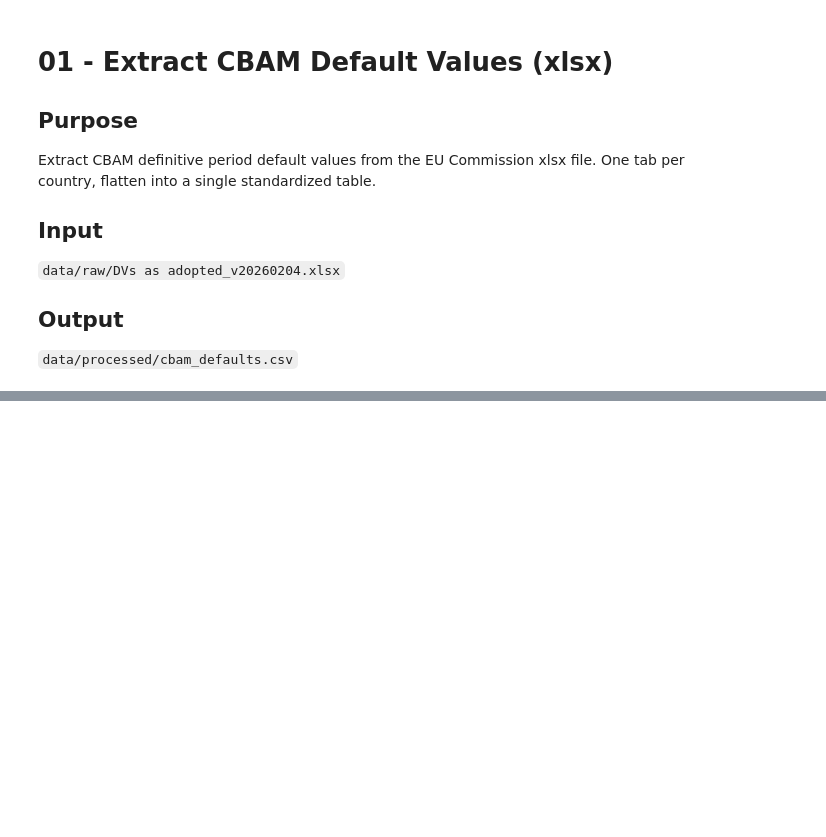
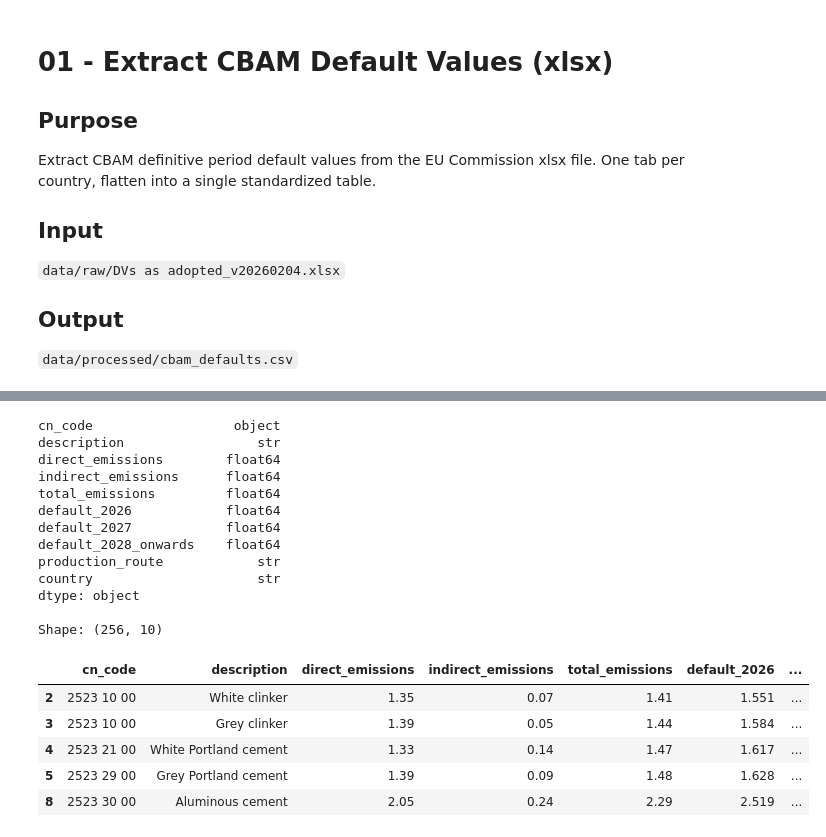
Before and after one commit to M1ck3yJ0/cbam-analysis, a Jupyter notebook: notebooks/01_extract_xlsx.ipynb, the cells around one changed output, grey strips where cells are left out. Saved outputs shown, nothing was run; the diff lists cells and outputs as text; code cells hidden in the pictures; blank space fills up the shorter version.

```diff
--- a/notebooks/01_extract_xlsx.ipynb
+++ b/notebooks/01_extract_xlsx.ipynb
@@ -35,0 +151,49 @@ FileNotFoundError: [Errno 2] No such file or directory: '/Users/milcahmaryjoseph
+# %%
+# Rename columns to clean snake_case names
+column_mapping = {
+    "Product CN Code": "cn_code",
+    "Description": "description",
+    "Default Value\n(direct emissions)": "direct_emissions",
+    "Default Value\n(indirect emissions)": "indirect_emissions",
+    "Default Value\n(total emissions)": "total_emissions",
+    "2026\nDefault Value\n(including mark-up)": "default_2026",
+    "2027\nDefault Value\n(including mark-up)": "default_2027",
+    "2028 and onwards\nDefault Value\n(including mark-up)": "default_2028_onwards",
+    "Underlying production route determining CBAM BM": "production_route"
+}
+
+df_india_clean = df_india_clean.rename(columns=column_mapping)
+
+# Add country column
+df_india_clean["country"] = "India"
+
+# Convert value columns to numeric, coercing any remaining non-numeric to NaN
+value_cols = ["direct_emissions", "indirect_emissions", "total_emissions",
+              "default_2026", "default_2027", "default_2028_onwards"]
+
+for col in value_cols:
+    df_india_clean[col] = pd.to_numeric(df_india_clean[col], errors="coerce")
+
+print(df_india_clean.dtypes)
+print(f"\nShape: {df_india_clean.shape}")
+df_india_clean.head(5)
+# %% [output]
+cn_code                  object
+description                 str
+direct_emissions        float64
+indirect_emissions      float64
+total_emissions         float64
+default_2026            float64
+default_2027            float64
+default_2028_onwards    float64
+production_route            str
+country                     str
+dtype: object
+
+Shape: (256, 10)
+|  | cn_code | description | direct_emissions | indirect_emissions | total_emissions | default_2026 | ... |
+| 2 | 2523 10 00 | White clinker | 1.35 | 0.07 | 1.41 | 1.551 | ... |
+| 3 | 2523 10 00 | Grey clinker | 1.39 | 0.05 | 1.44 | 1.584 | ... |
+| 4 | 2523 21 00 | White Portland cement | 1.33 | 0.14 | 1.47 | 1.617 | ... |
+| 5 | 2523 29 00 | Grey Portland cement | 1.39 | 0.09 | 1.48 | 1.628 | ... |
+| 8 | 2523 30 00 | Aluminous cement | 2.05 | 0.24 | 2.29 | 2.519 | ... |
```
Also changed, not shown: parts of 13 cells of this notebook, 1 other file.
